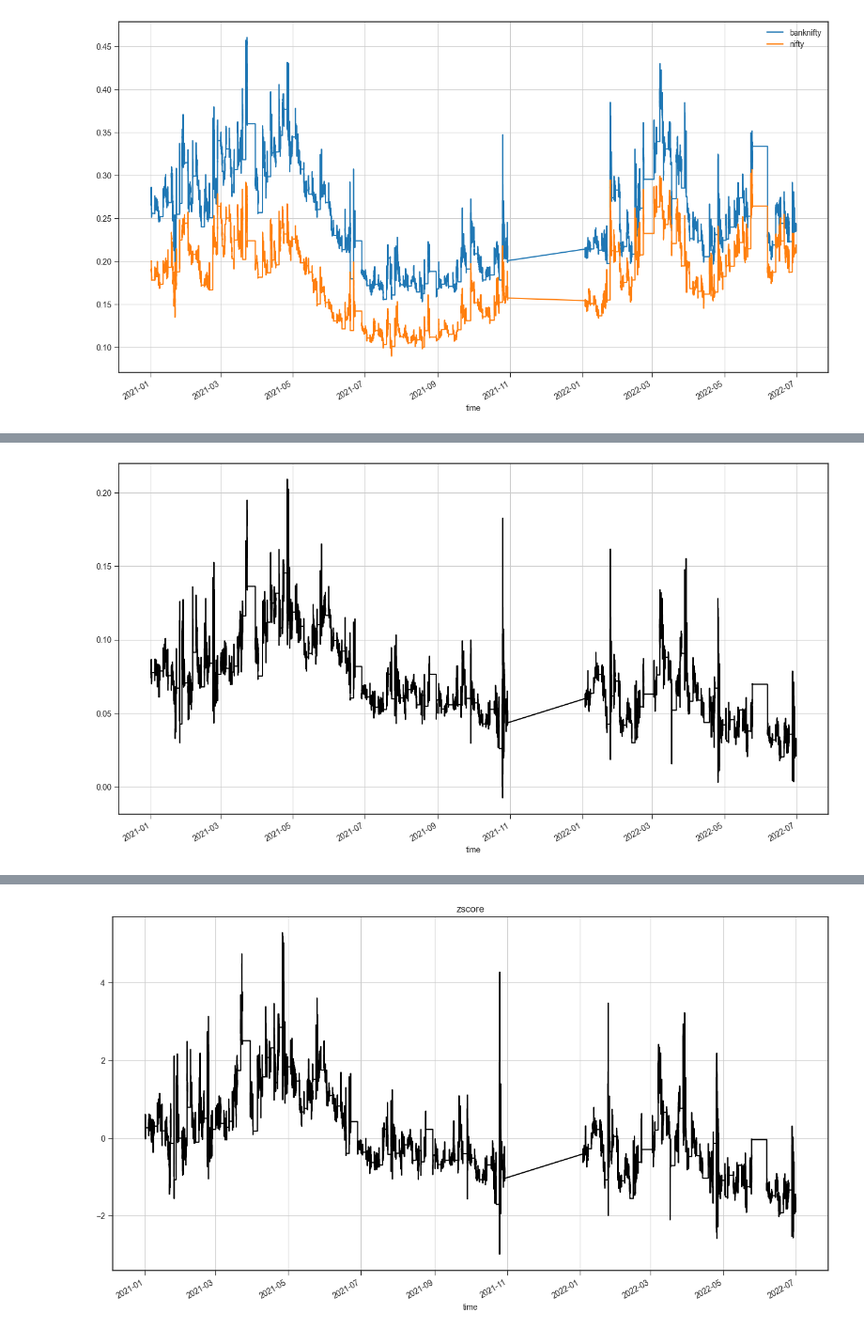
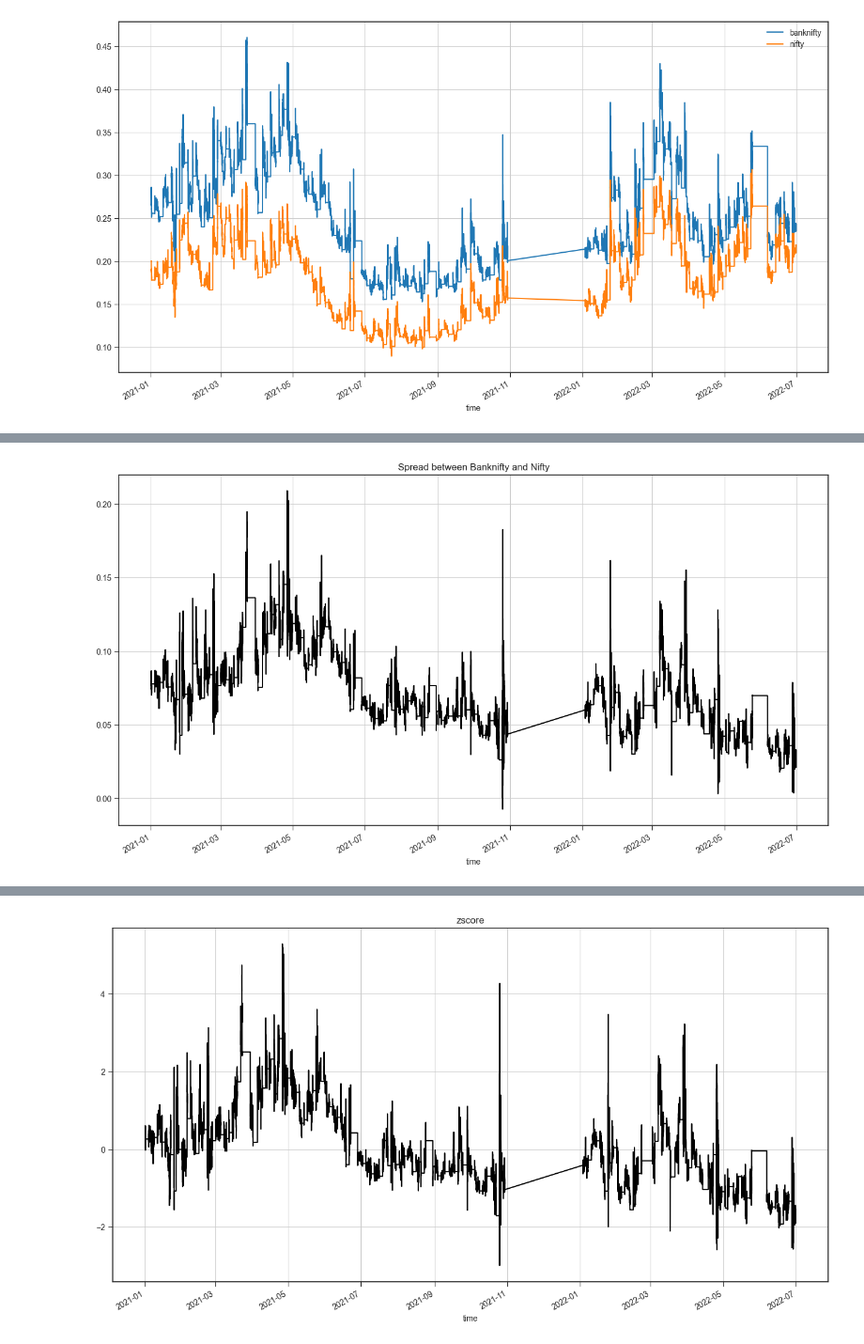
Before and after one commit to Harkishan-99/Quant-Research-Project---Harkishan, a Jupyter notebook: Research Notebook.ipynb, the cells around one changed output, grey strips where cells are left out. Shown: that part at 94% size. Drawn from its saved outputs; the diff is of its cells as text; code cells hidden in the pictures.

```diff
--- a/Research Notebook.ipynb
+++ b/Research Notebook.ipynb
@@ -21,5 +39,6 @@ df.head()
 # %%
-df = df.dropna()
+df = df.fillna(method='ffill') # impute the missing values
+# plot banknifty and nifty IVs
 df[['banknifty', 'nifty']].plot(figsize=(16,9), grid=True);
 # %% [output]
 [figure]
@@ -26,8 +50,6 @@ df[['banknifty', 'nifty']].plot(figsize=(16,9), grid=True);
 # %%
 spread = df['banknifty'] - df['nifty']
 spread.name = 'spread'
-PL = spread*(df['tte']**0.7)
-PL.name = 'PL'
-spread.plot(figsize=(16,9), color='black', grid=True);
+spread.plot(figsize=(16,9), color='black', grid=True, title='Spread between Banknifty and Nifty');
 # %% [output]
-[figure, old version]
+[figure, new version]
```
Also changed, not shown: parts of 31 cells of this notebook.
